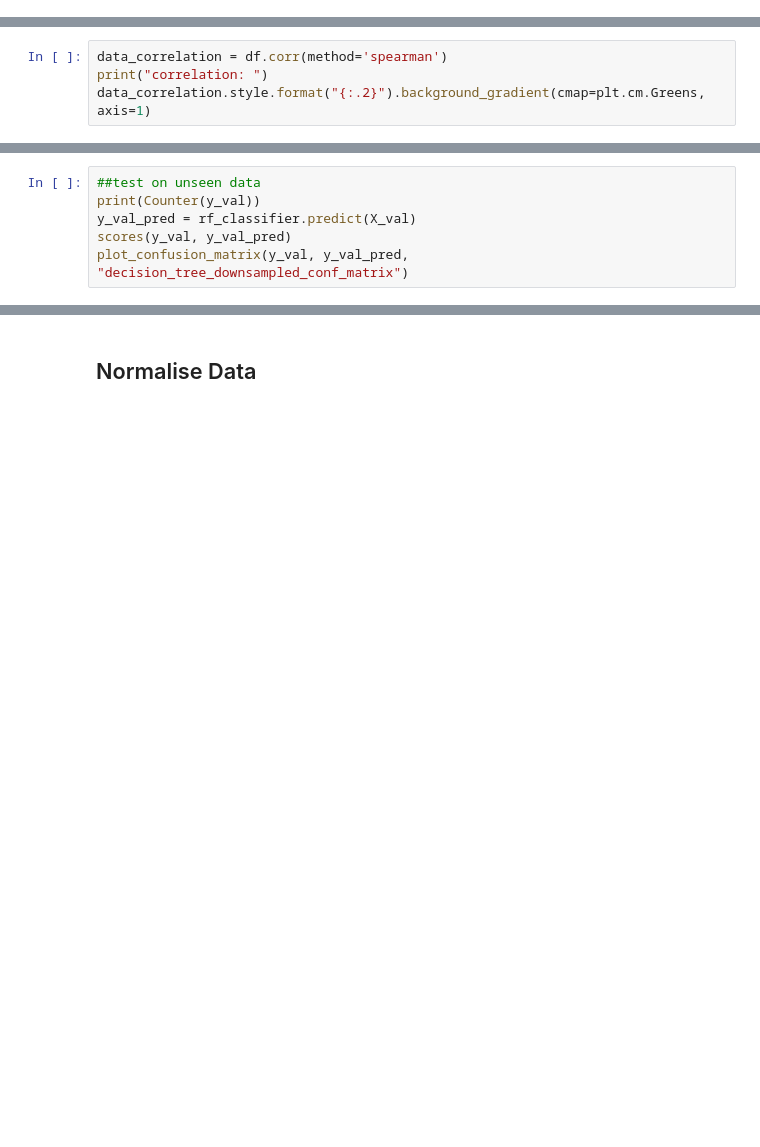
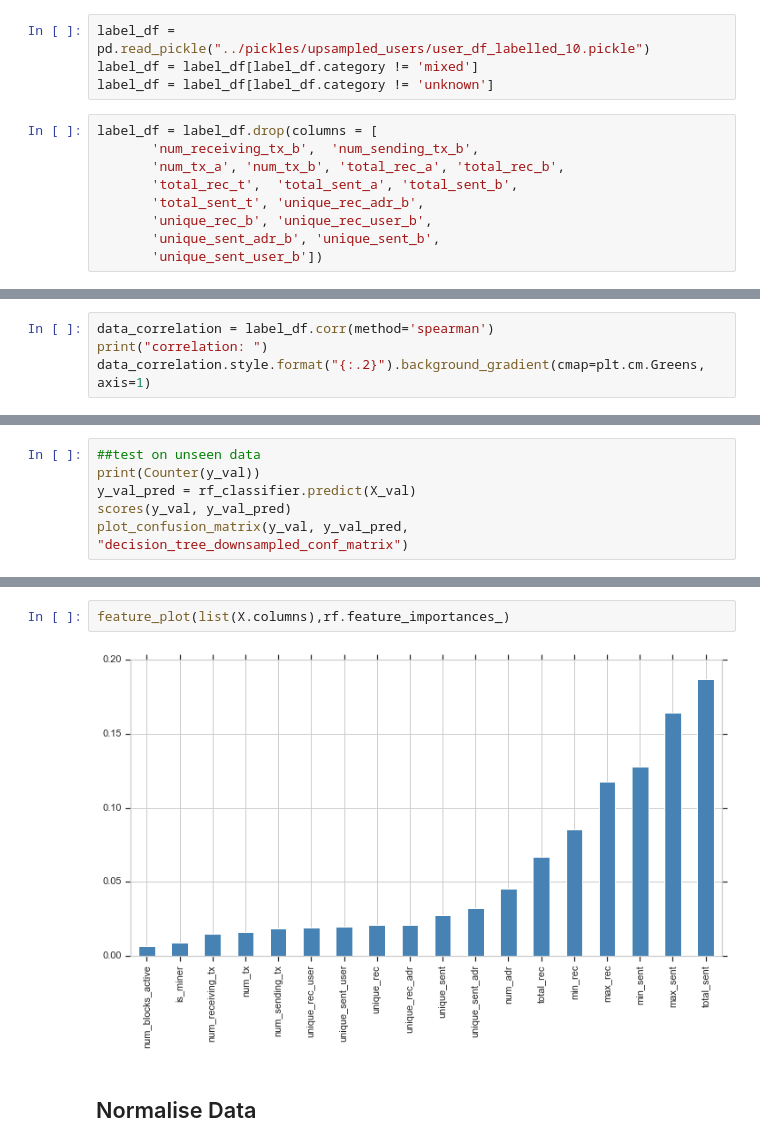
Before and after one commit to ZacharyChenpk/masters_thesis, a Jupyter notebook: notebooks/user_ml.ipynb, the cells around one changed output, grey strips where cells are left out. Drawn from its saved outputs; the diff is of its cells as text; blank space fills up the shorter version.

```diff
--- a/notebooks/user_ml.ipynb
+++ b/notebooks/user_ml.ipynb
@@ -14,4 +17,17 @@ import imblearn
 # val_df = label_df[30000:42114]
 # val_df.to_pickle("./val_df.pickle")
 # label_df = label_df[0:30000]
+# %%
+label_df = pd.read_pickle("../pickles/upsampled_users/user_df_labelled_10.pickle")
+label_df = label_df[label_df.category != 'mixed']
+label_df = label_df[label_df.category != 'unknown']
+# %%
+label_df = label_df.drop(columns = [
+       'num_receiving_tx_b',  'num_sending_tx_b',
+       'num_tx_a', 'num_tx_b', 'total_rec_a', 'total_rec_b',
+       'total_rec_t',  'total_sent_a', 'total_sent_b',
+       'total_sent_t', 'unique_rec_adr_b',
+       'unique_rec_b', 'unique_rec_user_b',
+       'unique_sent_adr_b', 'unique_sent_b',
+       'unique_sent_user_b'])
 # %%
@@ -38,7 +43,7 @@ df = df.drop(columns = [
 # %% [markdown]
 ## Visualise Correlation
 # %%
-data_correlation = df.corr(method='spearman')
+data_correlation = label_df.corr(method='spearman')
 print("correlation: ")
 data_correlation.style.format("{:.2}").background_gradient(cmap=plt.cm.Greens, axis=1)
 # %%
@@ -171,3 +219,7 @@ plot_confusion_matrix(y_val, y_val_pred, "Random Forest CM")
+# %%
+feature_plot(list(X.columns),rf.feature_importances_)
+# %% [output]
+[figure, added]
 # %% [markdown]
 ## Normalise Data
 # %%
```
Also changed, not shown: parts of 12 cells of this notebook, 13 other files.
